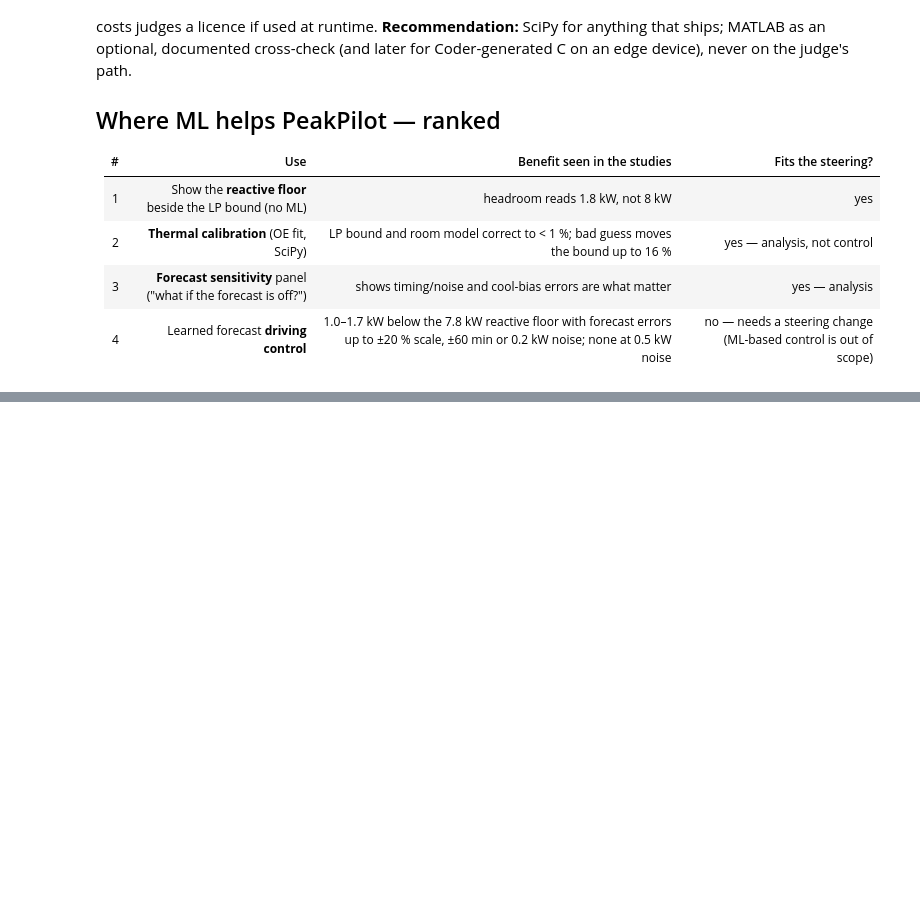
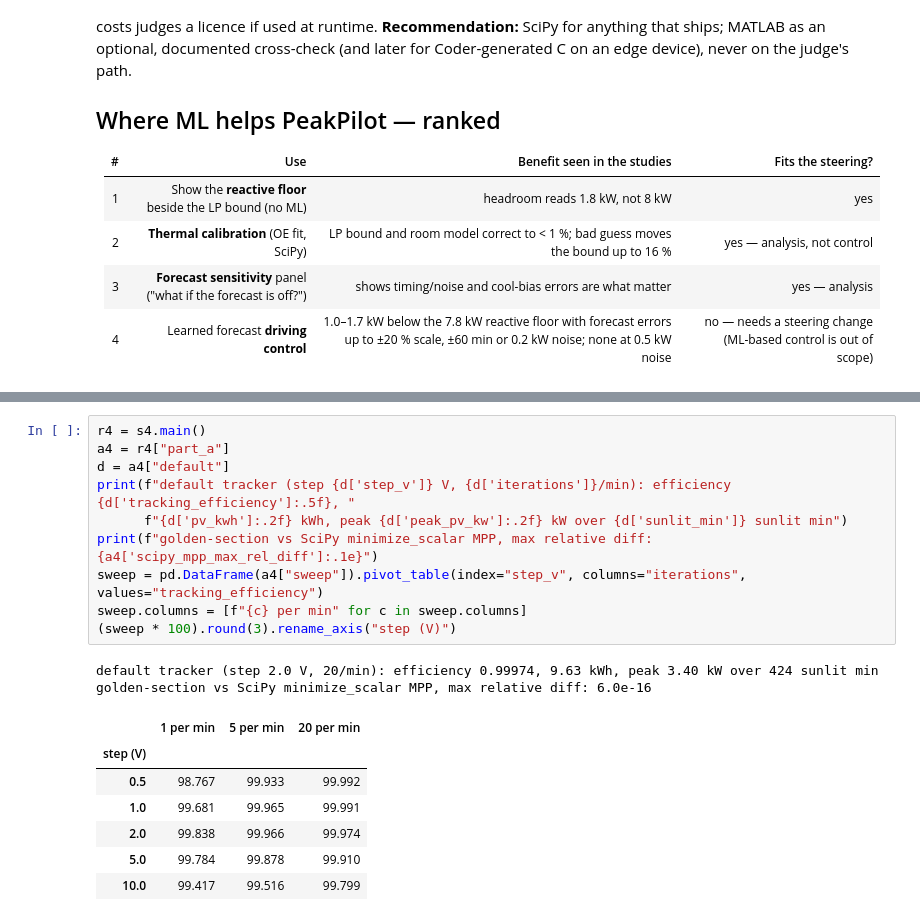
Before and after one commit to sohampatwardhan/PeakPilot, a Jupyter notebook: studies/ml_studies.ipynb, the cells around one changed output, grey strips where cells are left out. Cells and saved outputs as stored; diff of their text form; blank space fills up the shorter version.

```diff
--- a/studies/ml_studies.ipynb
+++ b/studies/ml_studies.ipynb
@@ -240,0 +257,20 @@ cross-check (and later for Coder-generated C on an edge device), never on the ju
+# %%
+r4 = s4.main()
+a4 = r4["part_a"]
+d = a4["default"]
+print(f"default tracker (step {d['step_v']} V, {d['iterations']}/min): efficiency {d['tracking_efficiency']:.5f}, "
+      f"{d['pv_kwh']:.2f} kWh, peak {d['peak_pv_kw']:.2f} kW over {d['sunlit_min']} sunlit min")
+print(f"golden-section vs SciPy minimize_scalar MPP, max relative diff: {a4['scipy_mpp_max_rel_diff']:.1e}")
+sweep = pd.DataFrame(a4["sweep"]).pivot_table(index="step_v", columns="iterations", values="tracking_efficiency")
+sweep.columns = [f"{c} per min" for c in sweep.columns]
+(sweep * 100).round(3).rename_axis("step (V)")
+# %% [output]
+default tracker (step 2.0 V, 20/min): efficiency 0.99974, 9.63 kWh, peak 3.40 kW over 424 sunlit min
+golden-section vs SciPy minimize_scalar MPP, max relative diff: 6.0e-16
+|  | 1 per min | 5 per min | 20 per min |
+| step (V) |  |  |  |
+| 0.5 | 98.767 | 99.933 | 99.992 |
+| 1.0 | 99.681 | 99.965 | 99.991 |
+| 2.0 | 99.838 | 99.966 | 99.974 |
+| 5.0 | 99.784 | 99.878 | 99.910 |
+| 10.0 | 99.417 | 99.516 | 99.799 |
```
Also changed, not shown: parts of 6 cells of this notebook, 19 other files.
